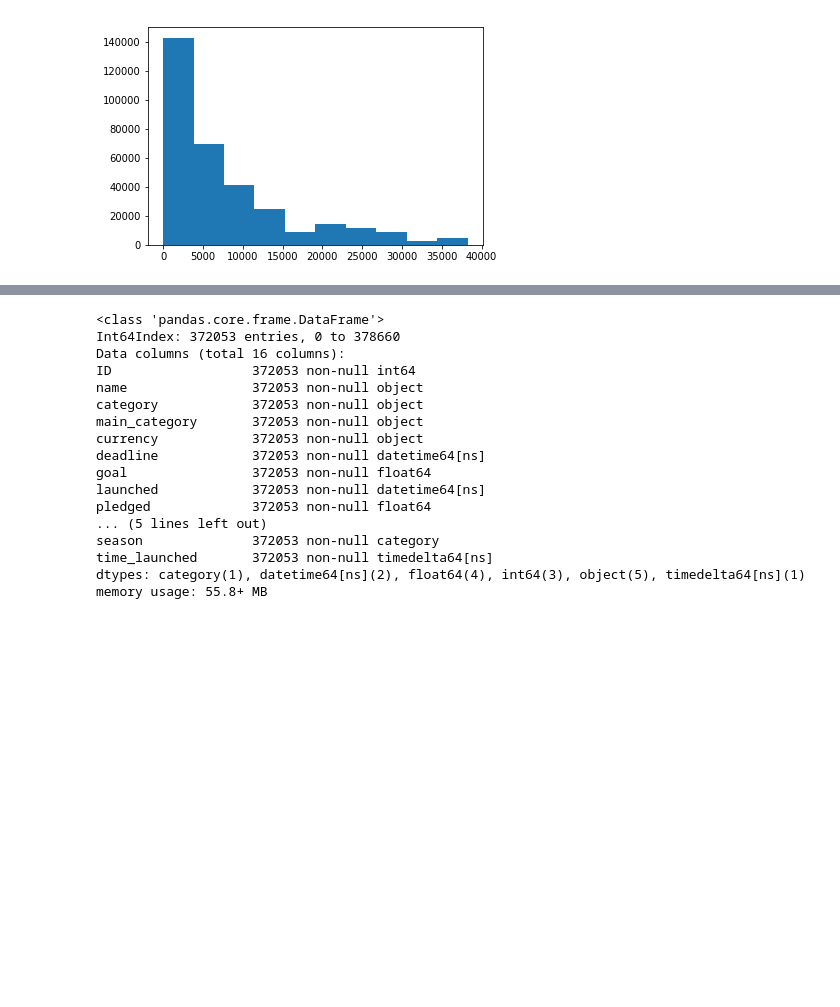
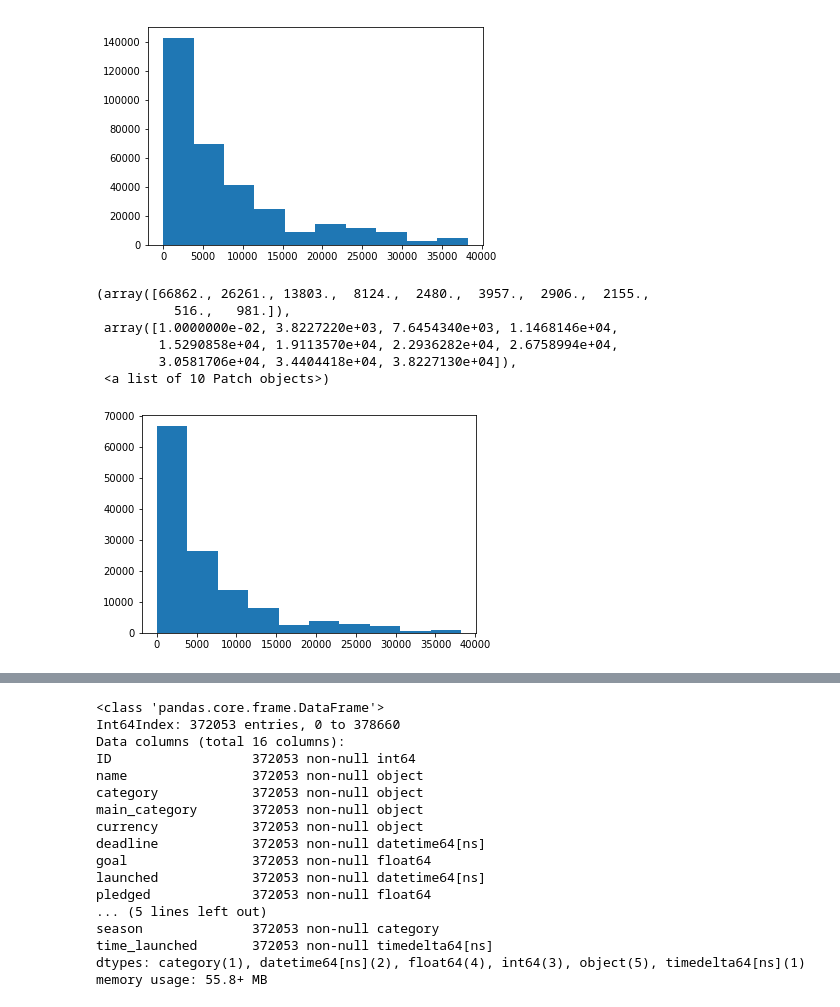
Before and after one commit to ZeadAlkhonein/Kickstarter, a Jupyter notebook: Kickstarter.ipynb, the cells around one changed output, grey strips where cells are left out. Cells and saved outputs as stored; diff of their text form; code cells hidden in the pictures; blank space fills up the shorter version.

```diff
--- a/Kickstarter.ipynb
+++ b/Kickstarter.ipynb
@@ -542,3 +542,13 @@ upper_bound
 plt.hist(df.loc[df['usd_goal_real']<38250.0]['usd_goal_real']);
 # %% [output]
 [figure]
+# %%
+plt.hist(df.loc[(df['usd_goal_real']<38250.0) & (df['state']==1)]['usd_goal_real'])
+# %% [output]
+(array([66862., 26261., 13803.,  8124.,  2480.,  3957.,  2906.,  2155.,
+          516.,   981.]),
+ array([1.0000000e-02, 3.8227220e+03, 7.6454340e+03, 1.1468146e+04,
+        1.5290858e+04, 1.9113570e+04, 2.2936282e+04, 2.6758994e+04,
+        3.0581706e+04, 3.4404418e+04, 3.8227130e+04]),
+ <a list of 10 Patch objects>)
+[figure, added]
```
Also changed, not shown: parts of 4 cells of this notebook.
